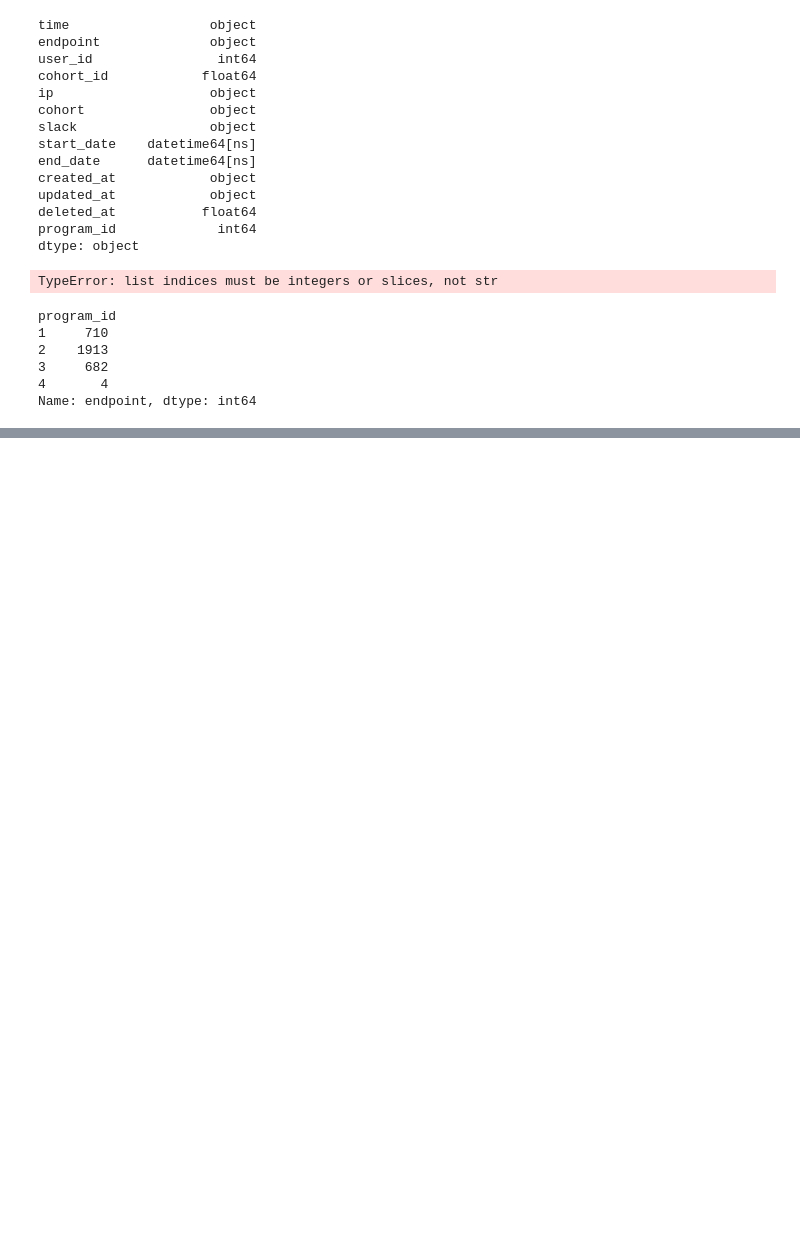
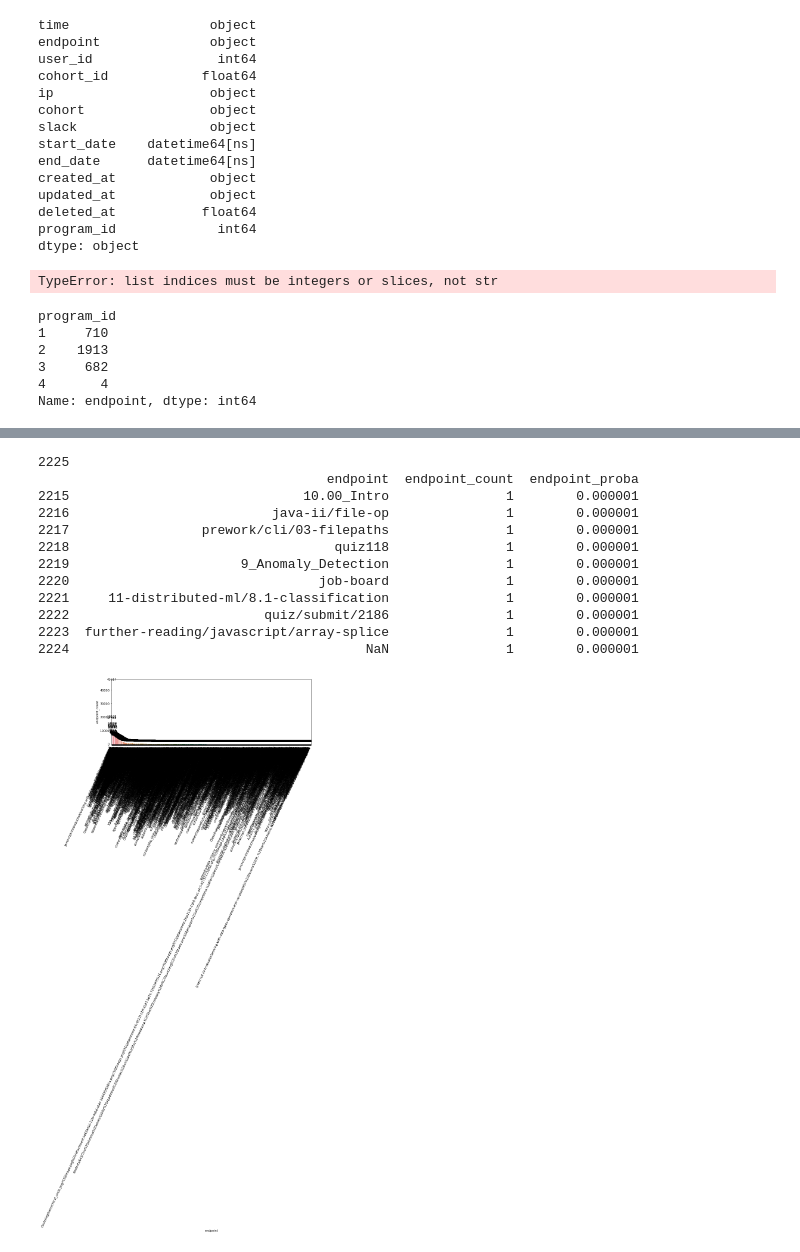
Before and after one commit to naqvi-and-vu/anomaly-detection-project, a Jupyter notebook: anna_scatchbook.ipynb, the cells around one changed output, grey strips where cells are left out. Drawn from its saved outputs; the diff is of its cells as text; code cells hidden in the pictures; blank space fills up the shorter version.

```diff
--- a/anna_scatchbook.ipynb
+++ b/anna_scatchbook.ipynb
@@ -299,0 +575,15 @@ df
+# %%
+#make a df with value counts for requests by php program
+php_requests = pd.DataFrame(df.endpoint.value_counts(dropna=False)).reset_index().\
+                rename(index=str, columns={'index': 'endpoint', 'endpoint': 'endpoint_count'})
+
+#make a df with the probability of each endpoint
+php_requests2 = pd.DataFrame(df.endpoint.value_counts(dropna=False)/df.endpoint.count()).reset_index().\
+                rename(index=str, columns={'index': 'endpoint', 'endpoint': 'endpoint_proba'})
+
+#merge the new dfs
+php_requests = php_requests.merge(php_requests2)
+
+
+# see those where rate < 1%
+php_requests[php_requests.endpoint_proba < .01]
@@ -299,0 +606,29 @@ df
+# %%
+print(len(php_requests))
+
+print(php_requests.tail(10))
+
+#barplot of ip addresses and their counts
+plt.figure(figsize=(12, 4))
+splot = sns.barplot(data=php_requests, x = 'endpoint', y = 'endpoint_count', ci = None)
+for p in splot.patches:
+    splot.annotate(format(p.get_height(), '.0f'),
+                   (p.get_x() + p.get_width() / 2., p.get_height()),
+                   ha = 'center', va = 'center', xytext = (0, 10),
+                   textcoords = 'offset points'
+                   )
+    plt.xticks(ha ='right',rotation=65)
+# %% [output]
+2225
+                                     endpoint  endpoint_count  endpoint_proba
+2215                              10.00_Intro               1        0.000001
+2216                          java-ii/file-op               1        0.000001
+2217                 prework/cli/03-filepaths               1        0.000001
+2218                                  quiz118               1        0.000001
+2219                      9_Anomaly_Detection               1        0.000001
+2220                                job-board               1        0.000001
+2221     11-distributed-ml/8.1-classification               1        0.000001
+2222                         quiz/submit/2186               1        0.000001
+2223  further-reading/javascript/array-splice               1        0.000001
+2224                                      NaN               1        0.000001
+[figure, added]
```
Also changed, not shown: parts of 29 cells of this notebook.
